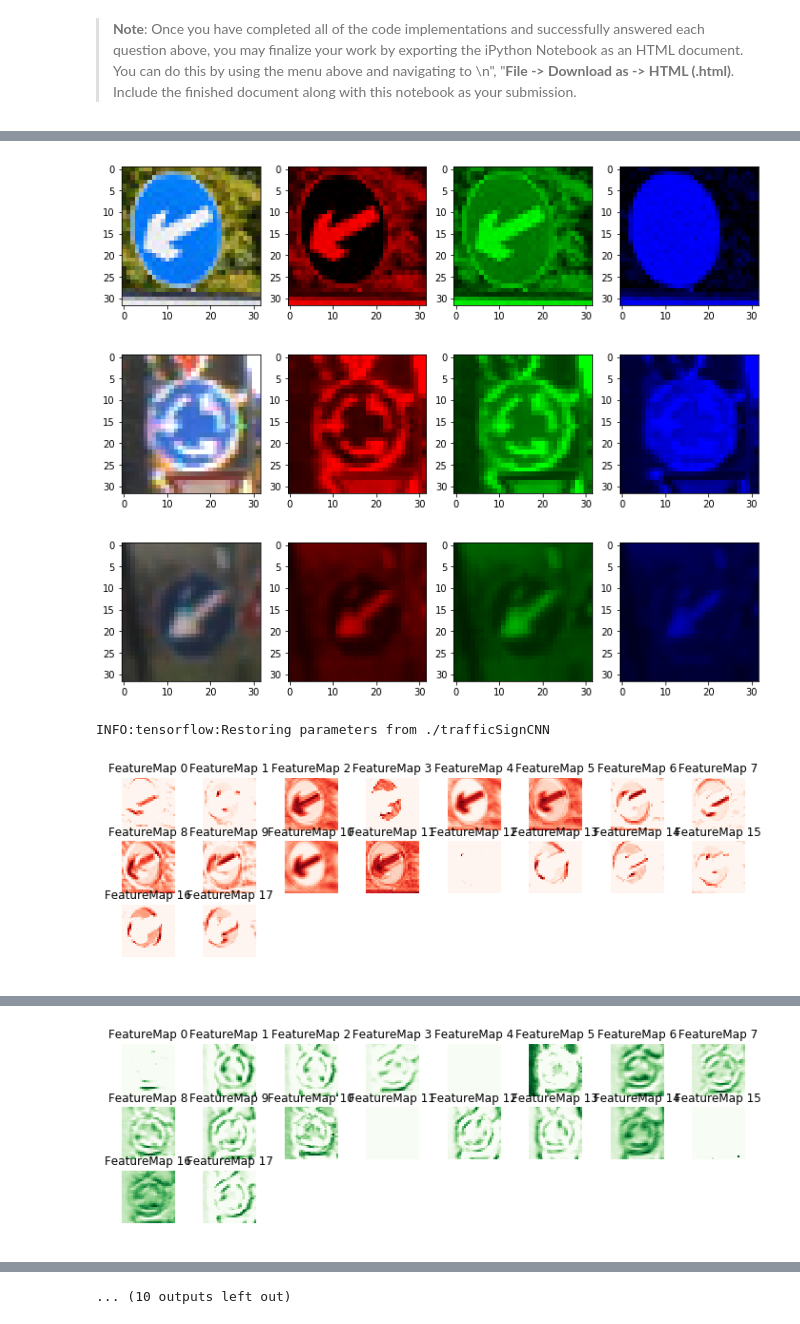
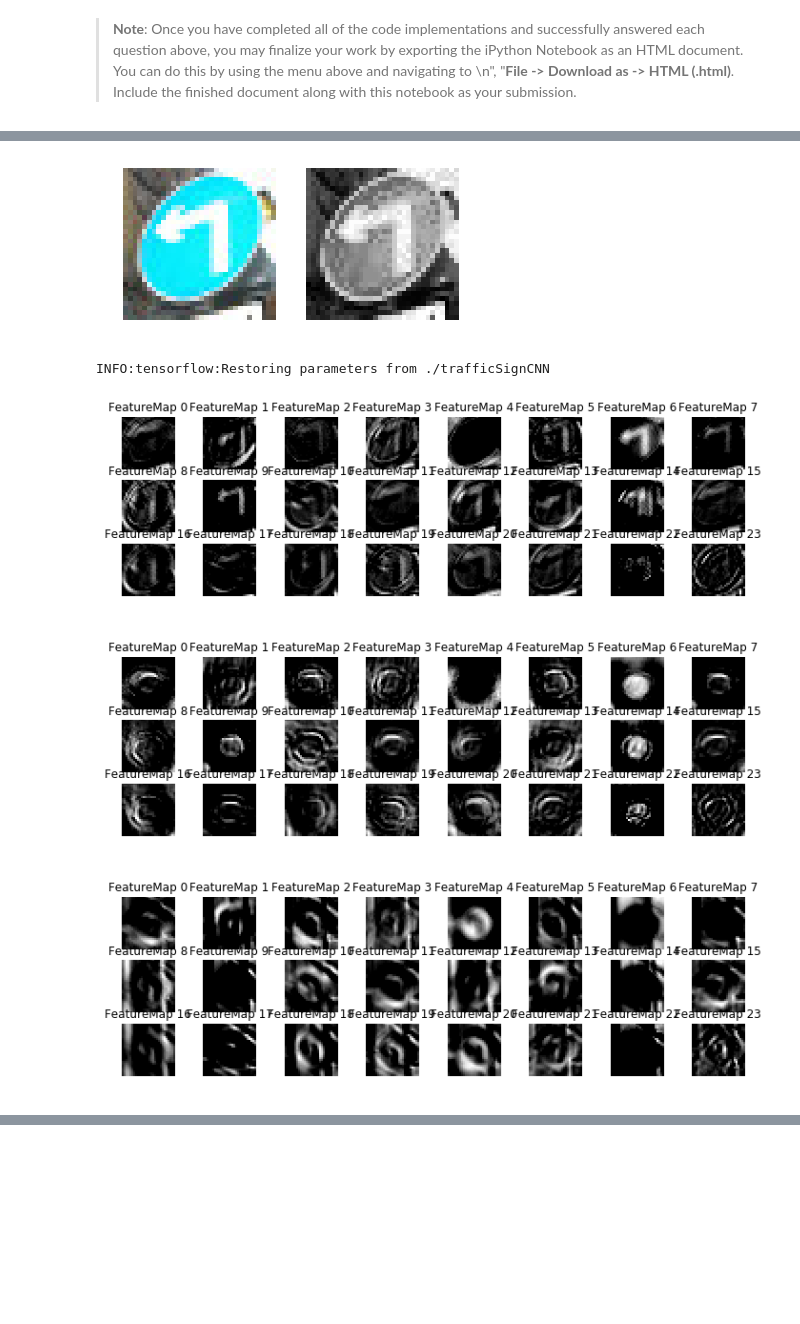
Before and after one commit to charlestytler/CarND-Traffic-Sign-Classifier-Project, a Jupyter notebook: Traffic_Sign_Classifier.ipynb, the cells around one changed output, grey strips where cells are left out. Cells and saved outputs as stored; diff of their text form; code cells hidden in the pictures; blank space fills up the shorter version.

```diff
--- a/Traffic_Sign_Classifier.ipynb
+++ b/Traffic_Sign_Classifier.ipynb
@@ -628,13 +671,13 @@ with tf.Session() as sess:
     print("Training...")
     print()
     for i in range(EPOCHS):
-        X_train, y_train = shuffle(X_train, y_train)
+        X_train_norm, y_train = shuffle(X_train_norm, y_train)
         for offset in range(0, num_examples, BATCH_SIZE):
             end = offset + BATCH_SIZE
-            batch_x, batch_y = X_train[offset:end], y_train[offset:end]
-            sess.run(training_operation, feed_dict={x: batch_x, y: batch_y, dropout_keep_prob: 0.5})
+            batch_x, batch_y = X_train_norm[offset:end], y_train[offset:end]
+            sess.run(training_operation, feed_dict={x: batch_x, y: batch_y, dropout_keep_prob: 0.25})
 
-        validation_accuracy = evaluate(X_valid, y_valid)
+        validation_accuracy = evaluate(X_valid_norm, y_valid)
         print("EPOCH {} ...".format(i+1))
         print("Validation Accuracy = {:.3f}".format(validation_accuracy))
         print()
@@ -718,10 +757,15 @@ with tf.Session() as sess:
     # Restore trained weights
     saver.restore(sess, './trafficSignCNN')
 
+    # Test model with test data set
+    test_accuracy = evaluate(X_test_norm, y_test)
+    print()
+    print("Test Set Accuracy = {:.3f}".format(test_accuracy))
+
+    # Test model with 5 new images from internet
     test_accuracy = evaluate(test_signs_norm, imgLabels)
-    #test_accuracy = evaluate(X_test, y_test)
     print()
-    print("Test Accuracy = {:.3f}".format(test_accuracy))
+    print("New Image Test Accuracy = {:.3f}".format(test_accuracy))
 # %% [output]
 INFO:tensorflow:Restoring parameters from ./trafficSignCNN
 
@@ -981,9 +952,8 @@ def CompareColorChannelMap(images):
 sign30kmh = test_signs[0:1,:,:,:]
 sign80kmh = test_signs[1:2,:,:,:]
 
-showColorChannels(sign30kmh)
-showColorChannels(sign80kmh)
-
+showImagePostPre(sign30kmh)
+showImagePostPre(sign80kmh)
 
 with tf.Session() as sess:
     sess.run(tf.global_variables_initializer())
@@ -1000,5 +970,5 @@ with tf.Session() as sess:
     outputFeatureMap(sign80kmh, Layer2_output)
 
 
-    CompareColorChannelMap([sign30kmh, sign80kmh])
+    #CompareColorChannelMap([sign30kmh, sign80kmh])
 # %% [output]
@@ -1018,34 +982,43 @@ INFO:tensorflow:Restoring parameters from ./trafficSignCNN
 # %%
 ### Investigate a test image that was matched with the incorrect label
 
 
-testImg_Idx = 4
+testImg_Idx = 3
 
 testImg = test_signs[testImg_Idx:testImg_Idx+1,:,:,:]
+
+showImagePostPre(testImg)
 
 
 matchedClass = top5prob_classes[testImg_Idx][0]
 matchedIdx = uniqueIndices[matchedClass]
 correctClass = imgLabels[testImg_Idx]
 correctIdx = uniqueIndices[correctClass]
 
+
 matchedImg = X_train[matchedIdx:matchedIdx+1,:,:,:]
 correctImg = X_train[correctIdx:correctIdx+1,:,:,:]
 
-showColorChannels(testImg)
-showColorChannels(matchedImg)
-showColorChannels(correctImg)
+
 
 with tf.Session() as sess:
     sess.run(tf.global_variables_initializer())
 
     # Restore trained weights
     saver.restore(sess, './trafficSignCNN')
 
-    CompareColorChannelMap([testImg, matchedImg, correctImg])
+    # First Layer
+    outputFeatureMap(testImg, Layer1_output)
+    outputFeatureMap(matchedImg, Layer1_output)
+    outputFeatureMap(correctImg, Layer1_output)
+
+    # Second Layer
+    outputFeatureMap(testImg, Layer2_output)
+    outputFeatureMap(matchedImg, Layer2_output)
+    outputFeatureMap(correctImg, Layer2_output)
 # %% [output]
-[figure, old version]
+[figure, new version]
+INFO:tensorflow:Restoring parameters from ./trafficSignCNN
-[figure, old version]
+[figure, new version]
-[figure, old version]
+[figure, new version]
-INFO:tensorflow:Restoring parameters from ./trafficSignCNN
-[figure, old version]
+[figure, new version]
@@ -1055 +1027,0 @@ INFO:tensorflow:Restoring parameters from ./trafficSignCNN
-[figure, removed]
@@ -1059 +1027,0 @@ INFO:tensorflow:Restoring parameters from ./trafficSignCNN
-... (10 outputs left out)
```
Also changed, not shown: parts of 14 cells of this notebook, 7 other files.
